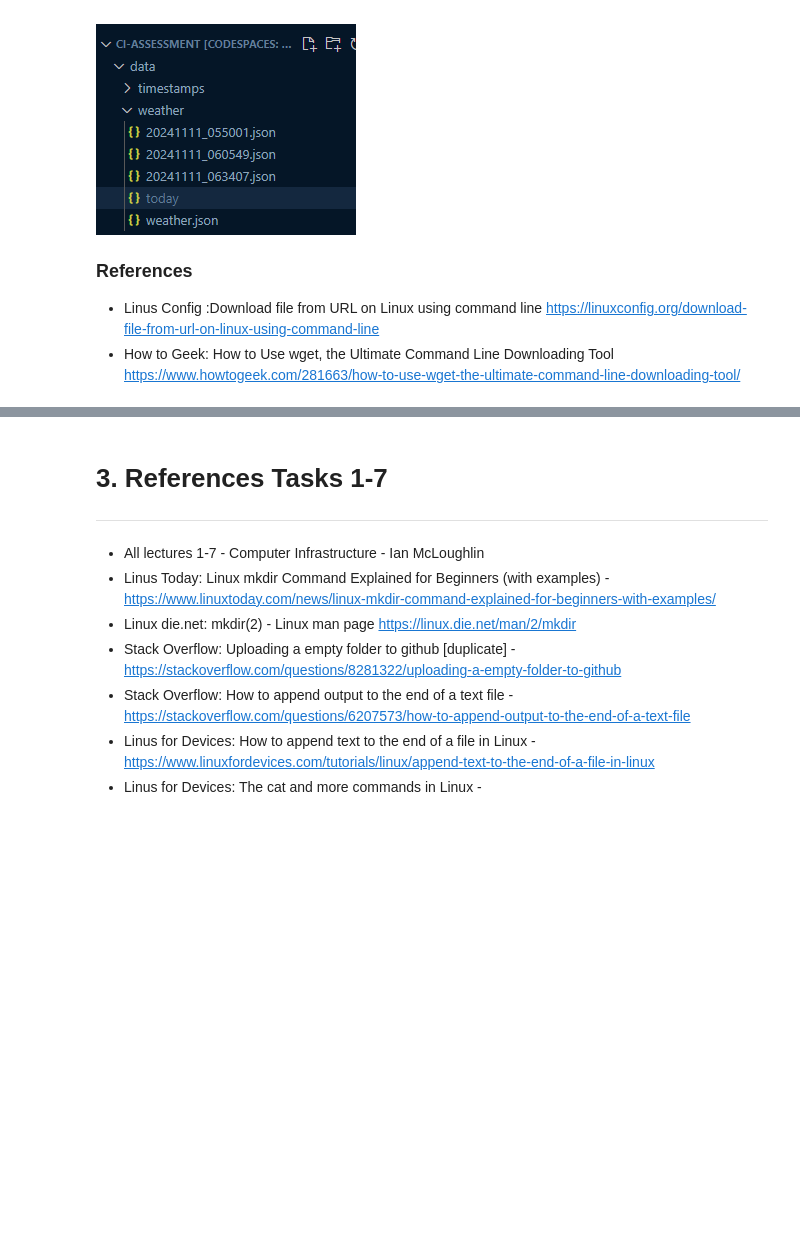
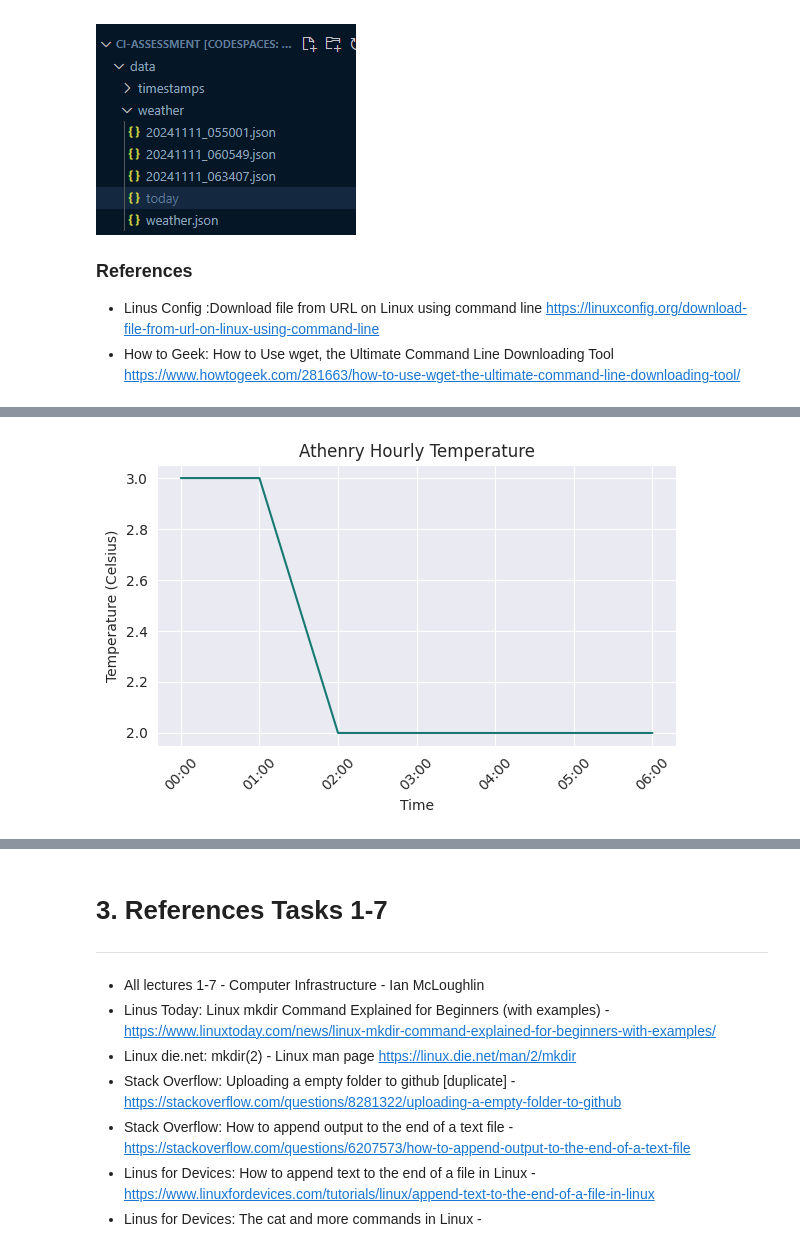
Before and after one commit to SBCURLEY/ci-assessment, a Jupyter notebook: weather.ipynb, the cells around one changed output, grey strips where cells are left out. Drawn from its saved outputs; the diff is of its cells as text; code cells hidden in the pictures; blank space fills up the shorter version.

```diff
--- a/weather.ipynb
+++ b/weather.ipynb
@@ -177,0 +215,2 @@ Following the chmod u+x ./weather.sh   rwxrw-rw
+# %%
+df=pd.read_json("data/weather/20241111_063407.json")
@@ -177,0 +312,3 @@ Following the chmod u+x ./weather.sh   rwxrw-rw
+# %%
+df.set_index('reportTime', inplace=True)      # set index to time so I can plot against it
+df.head(10)
@@ -177,0 +325,10 @@ Following the chmod u+x ./weather.sh   rwxrw-rw
+# %%
+plt.figure(figsize=(6, 4))
+sns.set_style('darkgrid')
+sns.set_palette("BrBG_r")
+sns.lineplot(data=df, x="reportTime", y="temperature").set(title="Athenry Hourly Temperature",xlabel="Time",ylabel="Temperature (Celsius)")
+plt.xticks(rotation=45)
+plt.tight_layout()
+plt.show()
+# %% [output]
+[figure, added]
```
Also changed, not shown: parts of 21 cells of this notebook, 1 other file.
